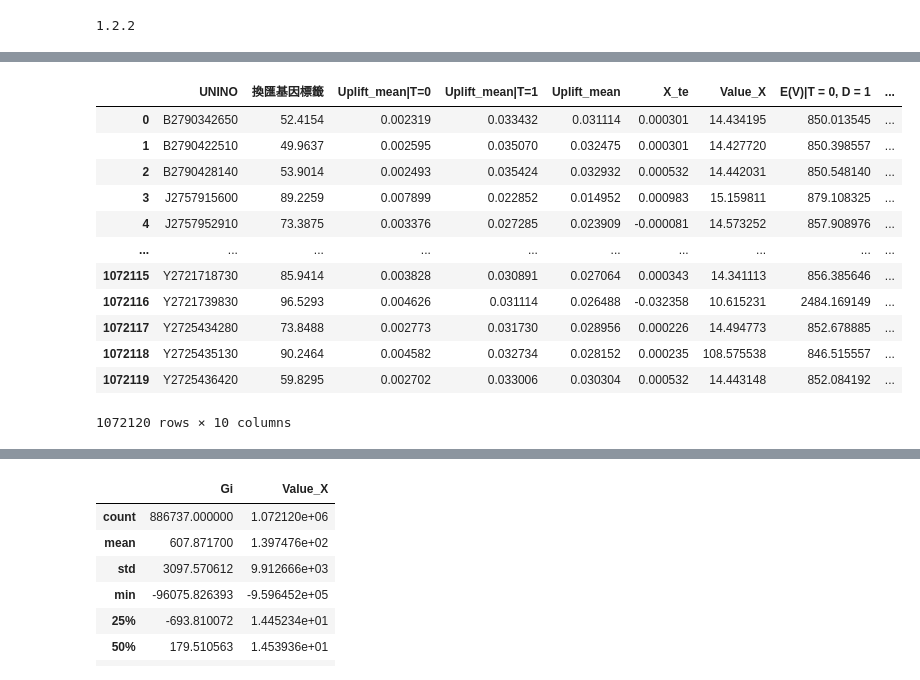
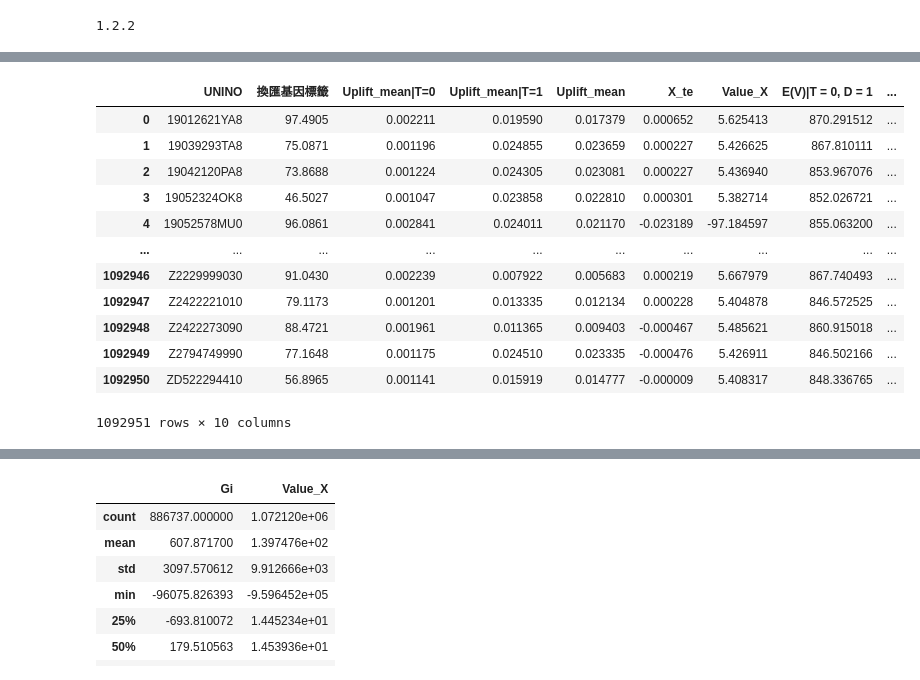
Before and after one commit to sssylvia0/Uplift_Model, a Jupyter notebook: Model_Nov.ipynb, the cells around one changed output, grey strips where cells are left out. Drawn from its saved outputs; the diff is of its cells as text; code cells hidden in the pictures.

```diff
--- a/Model_Nov.ipynb
+++ b/Model_Nov.ipynb
@@ -38,11 +38,12 @@ import pandas as pd
 import numpy as np
 
 # Load your May data
-dec_data = pd.read_csv('/content/data202312.csv', index_col=0)
+jan_data = pd.read_csv('/content/data202401.csv', index_col=0)
 
-unino = dec_data['UNINO']
-X_names = dec_data.columns.drop(['換匯發送名單','TOTALNTAMOUNT', '跨售行為', 'UNINO'])
-dec_data.drop(['換匯發送名單','TOTALNTAMOUNT', '跨售行為', 'UNINO'], axis = 'columns', inplace = True)
+unino = jan_data['UNINO']
+X_names = jan_data.columns.drop(['換匯發送名單','TOTALNTAMOUNT', '跨售行為', 'UNINO', '客戶行業別_軍火商'])
+jan_data['客戶行業別_其他'] = np.where((jan_data['客戶行業別_其他'] == 0) & (jan_data['客戶行業別_軍火商'] == 1), 1, jan_data['客戶行業別_其他'])
+jan_data.drop(['換匯發送名單','TOTALNTAMOUNT', '跨售行為', 'UNINO', '客戶行業別_軍火商'], axis = 'columns', inplace = True)
 
 #201 columns
 X_names
@@ -103,7 +102,7 @@ def load_model(model_path):
    """Load a pickled model."""
    return pickle.load(open(model_path, "rb"))
 
-def get_results(model_index, df, data, model_prefix="CasualML_uplift_202309_"):
+def get_results(model_index, df, data, model_prefix="CasualML_uplift_202312_"):
    """Run model predictions and update DataFrame."""
    model_path = f"/content/drive/MyDrive/Model/{model_prefix}{model_index}.pkl"
    model = load_model(model_path)
@@ -128,7 +127,8 @@ def calculate_mean_uplifts(res, model_count=5):
 # Example usage
 res_df = pd.DataFrame()
 for i in range(1, 6):
-   res_df = get_results(i, res_df, dec_data)
+   res_df = get_results(i, res_df, jan_data)
+pred = pd.DataFrame()
 pred = calculate_mean_uplifts(res_df)
 pred
 # %% [output]
@@ -224,10 +213,8 @@ import pandas as pd
 import numpy as np
 
 # Load your May data
-dec_data = pd.read_csv('/content/data202312.csv', index_col=0)
+jan_data = pd.read_csv('/content/data202401.csv', index_col=0)
 
-unino = dec_data['UNINO']
-dec_data.drop(['換匯發送名單','TOTALNTAMOUNT', '跨售行為', 'UNINO'], axis = 'columns', inplace = True)
-
-#201 columns
-dec_data.columns
+unino = jan_data['UNINO']
+jan_data['客戶行業別_其他'] = np.where((jan_data['客戶行業別_其他'] == 0) & (jan_data['客戶行業別_軍火商'] == 1), 1, jan_data['客戶行業別_其他'])
+jan_data.drop(['換匯發送名單','TOTALNTAMOUNT', '跨售行為', 'UNINO', '客戶行業別_軍火商'], axis = 'columns', inplace = True)
@@ -272,15 +249,17 @@ def get_other_results(model_list, name_list, df, data):
 #pred = pd.read_csv('temp.csv', index_col = 0)
 pred = pd.read_pickle('temp.pkl')
 pred = pred.apply(pd.to_numeric, errors='coerce', downcast='float')
-pred.insert(0, '換匯基因標籤', dec_data['換匯基因標籤'].values)
+pred.insert(0, '換匯基因標籤', jan_data['換匯基因標籤'].values)
 pred.insert(0, 'UNINO', unino.values)
-model_list = ['EconML_X_202309.pkl', 'Value_EconML_X_202309.pkl', 'Econml_RF_202309.pkl', 'Econml_CF_202309.pkl']
+model_list = ['EconML_X_202309.pkl', 'Value_EconML_X_202312.pkl', 'Econml_RF_202309.pkl', 'Econml_CF_202309.pkl']
 name_list = ['X_te', 'Value_X', 'E(V)|T = 0, D = 1', 'te']
-pred = get_other_results(model_list, name_list, pred, dec_data)
+pred = get_other_results(model_list, name_list, pred, jan_data)
 pred['E(V)|T = 1, D = 1'] = pred['E(V)|T = 0, D = 1'] + pred['te']
 pred
 #pred.to_csv('/content/drive/MyDrive/Sinopac/Results/Prediction_results_202311.csv')
 #1066146 rows × 10 columns
 #pred.to_csv('/content/drive/MyDrive/Sinopac/Results/Prediction_results_202312.csv')
 #1072120 rows × 10 columns
+pred.to_csv('/content/drive/MyDrive/Sinopac/Results/Prediction_results_202401.csv')
+#1092951 rows × 10 columns
 # %% [output]
@@ -303,22 +268,22 @@ Wall time: 2min 32s
 # %%
 #pred = pd.read_csv('/content/drive/MyDrive/Sinopac/Results/Prediction_results_202312.csv', index_col = 0)
-pred.to_csv('/content/drive/MyDrive/Sinopac/Results/Prediction_results_202312.csv')
+#pred.to_csv('/content/drive/MyDrive/Sinopac/Results/Prediction_results_202312.csv')
 pred
 #1072120 rows × 10 columns
 # %% [output]
 |  | UNINO | 換匯基因標籤 | Uplift_mean|T=0 | Uplift_mean|T=1 | Uplift_mean | X_te | Value_X | E(V)|T = 0, D = 1 | ... |
-| 0 | B2790342650 | 52.4154 | 0.002319 | 0.033432 | 0.031114 | 0.000301 | 14.434195 | 850.013545 | ... |
-| 1 | B2790422510 | 49.9637 | 0.002595 | 0.035070 | 0.032475 | 0.000301 | 14.427720 | 850.398557 | ... |
-| 2 | B2790428140 | 53.9014 | 0.002493 | 0.035424 | 0.032932 | 0.000532 | 14.442031 | 850.548140 | ... |
-| 3 | J2757915600 | 89.2259 | 0.007899 | 0.022852 | 0.014952 | 0.000983 | 15.159811 | 879.108325 | ... |
-| 4 | J2757952910 | 73.3875 | 0.003376 | 0.027285 | 0.023909 | -0.000081 | 14.573252 | 857.908976 | ... |
+| 0 | 19012621YA8 | 97.4905 | 0.002211 | 0.019590 | 0.017379 | 0.000652 | 5.625413 | 870.291512 | ... |
+| 1 | 19039293TA8 | 75.0871 | 0.001196 | 0.024855 | 0.023659 | 0.000227 | 5.426625 | 867.810111 | ... |
+| 2 | 19042120PA8 | 73.8688 | 0.001224 | 0.024305 | 0.023081 | 0.000227 | 5.436940 | 853.967076 | ... |
+| 3 | 19052324OK8 | 46.5027 | 0.001047 | 0.023858 | 0.022810 | 0.000301 | 5.382714 | 852.026721 | ... |
+| 4 | 19052578MU0 | 96.0861 | 0.002841 | 0.024011 | 0.021170 | -0.023189 | -97.184597 | 855.063200 | ... |
 | ... | ... | ... | ... | ... | ... | ... | ... | ... | ... |
-| 1072115 | Y2721718730 | 85.9414 | 0.003828 | 0.030891 | 0.027064 | 0.000343 | 14.341113 | 856.385646 | ... |
-| 1072116 | Y2721739830 | 96.5293 | 0.004626 | 0.031114 | 0.026488 | -0.032358 | 10.615231 | 2484.169149 | ... |
-| 1072117 | Y2725434280 | 73.8488 | 0.002773 | 0.031730 | 0.028956 | 0.000226 | 14.494773 | 852.678885 | ... |
-| 1072118 | Y2725435130 | 90.2464 | 0.004582 | 0.032734 | 0.028152 | 0.000235 | 108.575538 | 846.515557 | ... |
-| 1072119 | Y2725436420 | 59.8295 | 0.002702 | 0.033006 | 0.030304 | 0.000532 | 14.443148 | 852.084192 | ... |
+| 1092946 | Z2229999030 | 91.0430 | 0.002239 | 0.007922 | 0.005683 | 0.000219 | 5.667979 | 867.740493 | ... |
+| 1092947 | Z2422221010 | 79.1173 | 0.001201 | 0.013335 | 0.012134 | 0.000228 | 5.404878 | 846.572525 | ... |
+| 1092948 | Z2422273090 | 88.4721 | 0.001961 | 0.011365 | 0.009403 | -0.000467 | 5.485621 | 860.915018 | ... |
+| 1092949 | Z2794749990 | 77.1648 | 0.001175 | 0.024510 | 0.023335 | -0.000476 | 5.426911 | 846.502166 | ... |
+| 1092950 | ZD522294410 | 56.8965 | 0.001141 | 0.015919 | 0.014777 | -0.000009 | 5.408317 | 848.336765 | ... |
-1072120 rows × 10 columns
+1092951 rows × 10 columns
 # %%
 pred.info()
 # %% [output]
```
Also changed, not shown: parts of 17 cells of this notebook.
